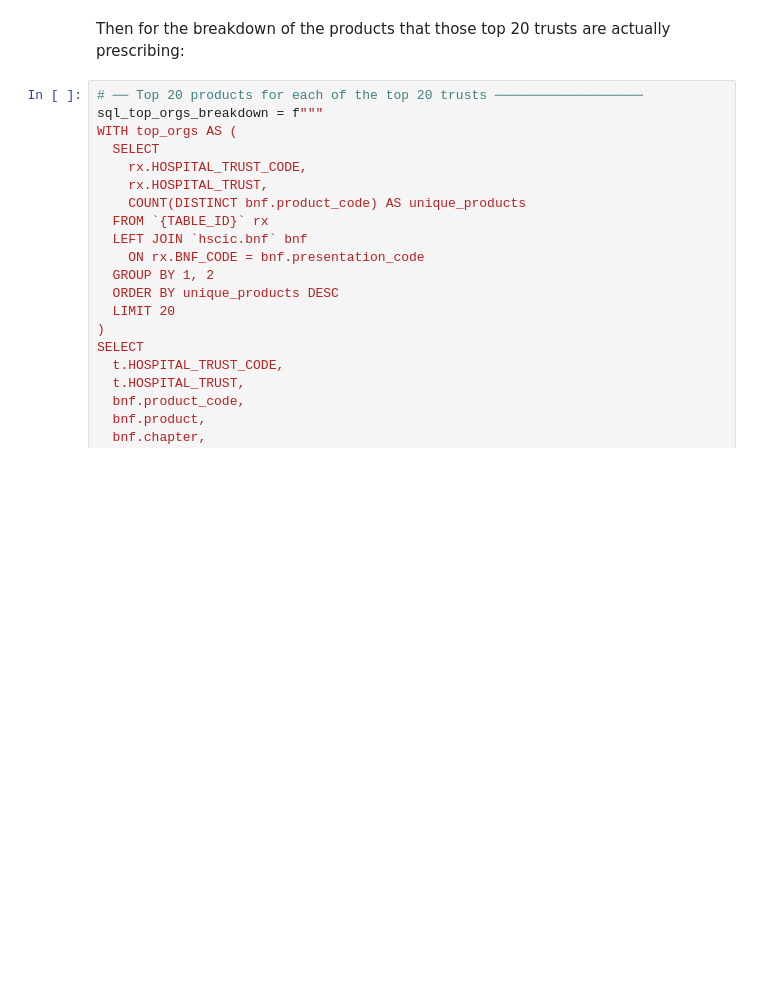
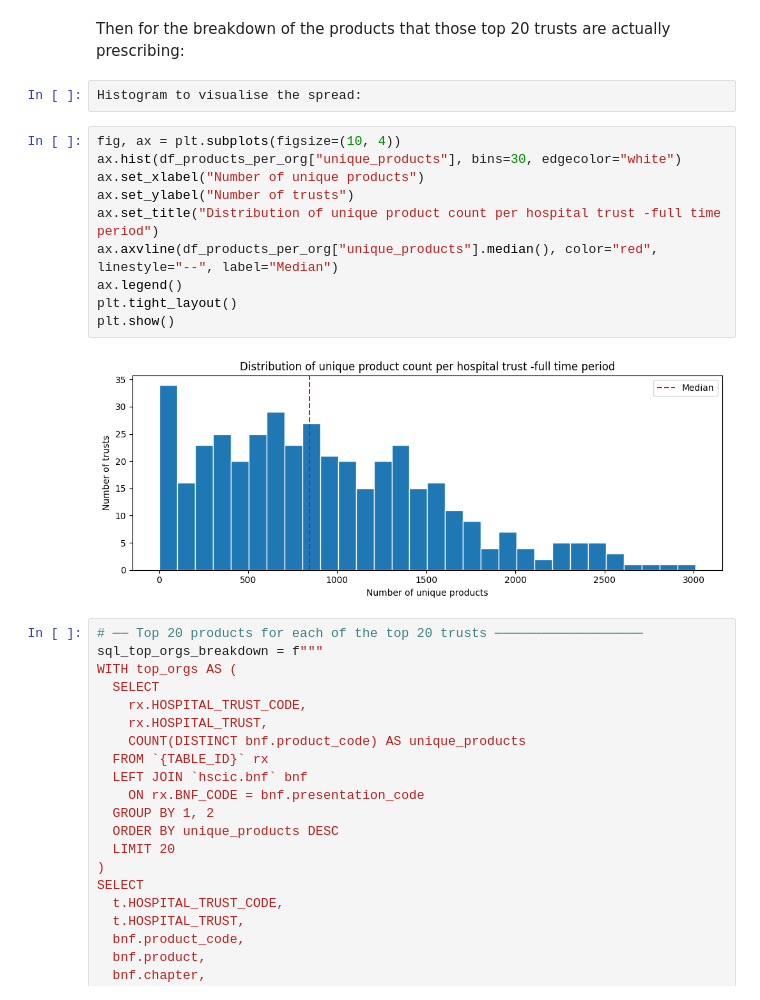
Before and after one commit to ebmdatalab/prescribing-notebooks, a Jupyter notebook: notebooks/hospital_community_rx_overview-v2.ipynb, the cells around one changed output. Cells and saved outputs as stored; diff of their text form; blank space fills up the shorter version.

```diff
--- a/notebooks/hospital_community_rx_overview-v2.ipynb
+++ b/notebooks/hospital_community_rx_overview-v2.ipynb
@@ -1101,6 +1083,20 @@ Name: unique_products, dtype: object
 | 19 | RH500 | SOMERSET NHS FOUNDATION TRUST | 2,226 |
 # %% [markdown]
 Then for the breakdown of the products that those top 20 trusts are actually prescribing:
+# %%
+Histogram to visualise the spread:
+# %%
+fig, ax = plt.subplots(figsize=(10, 4))
+ax.hist(df_products_per_org["unique_products"], bins=30, edgecolor="white")
+ax.set_xlabel("Number of unique products")
+ax.set_ylabel("Number of trusts")
+ax.set_title("Distribution of unique product count per hospital trust -full time period")
+ax.axvline(df_products_per_org["unique_products"].median(), color="red", linestyle="--", label="Median")
+ax.legend()
+plt.tight_layout()
+plt.show()
+# %% [output]
+[figure, added]
 # %%
 # ── Top 20 products for each of the top 20 trusts ───────────────────
 sql_top_orgs_breakdown = f"""
```
Also changed, not shown: parts of 8 cells of this notebook, 2 other files.
